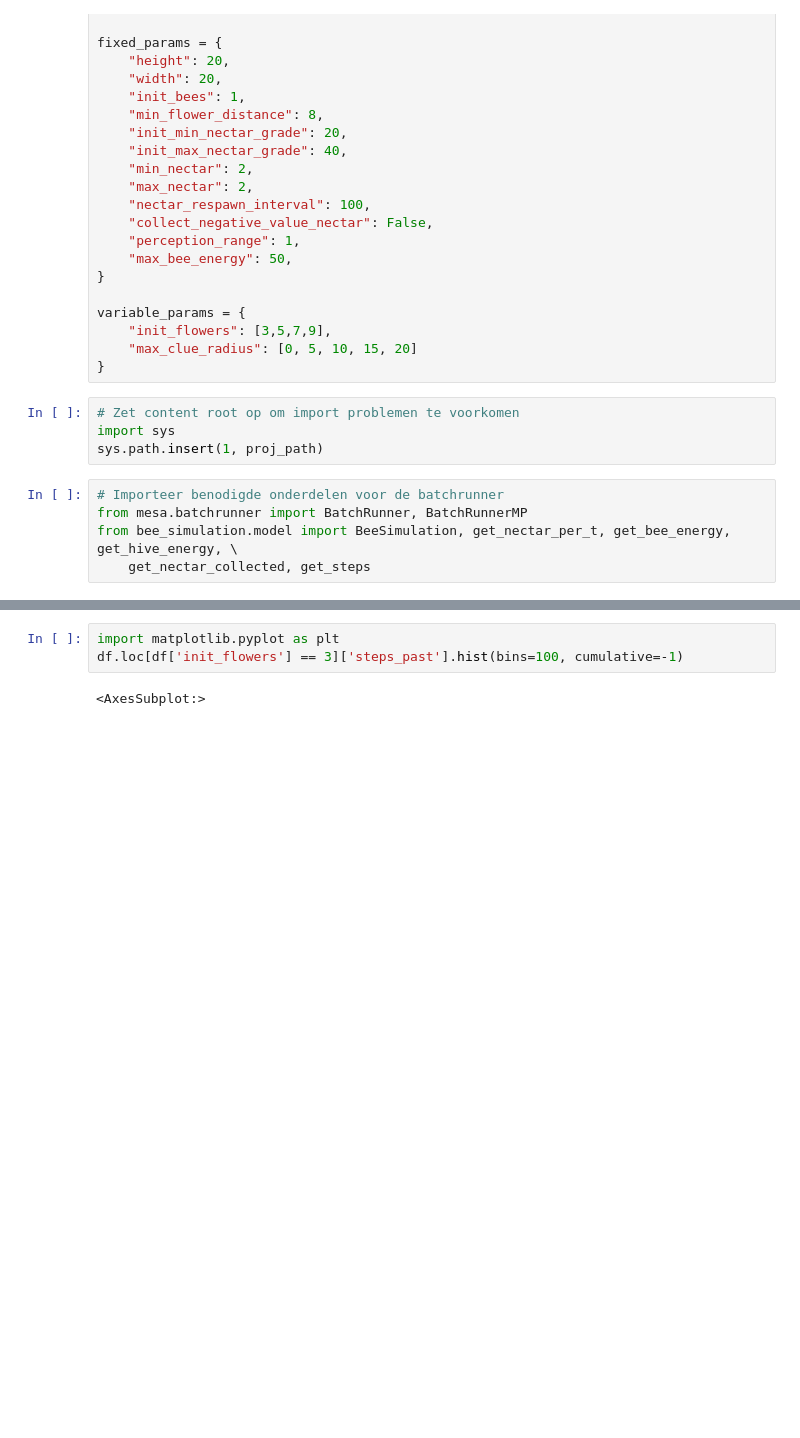
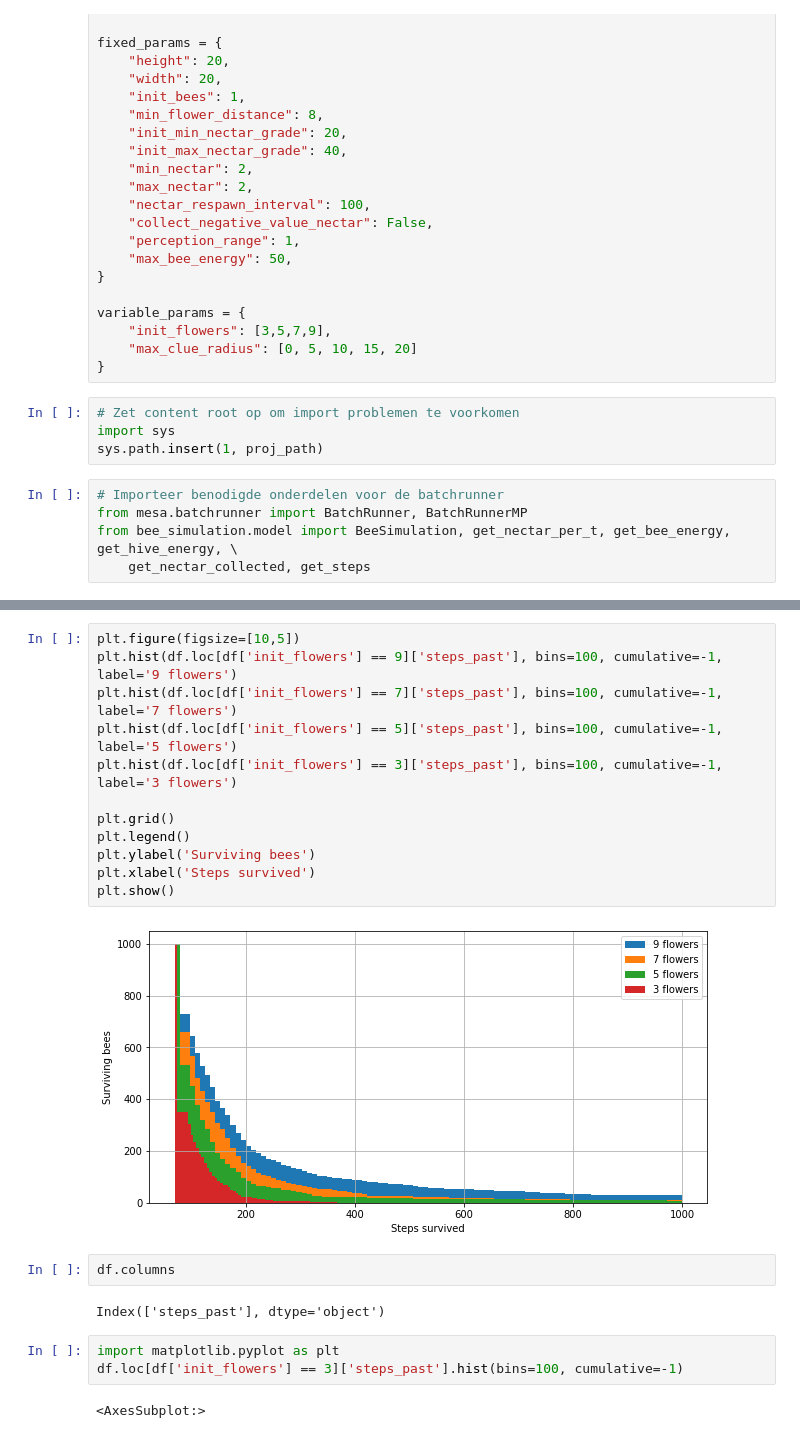
Before and after one commit to SwagLag/EcologicalPyramidChallenge, a Jupyter notebook: Dance of the bees Batchrunner Data.ipynb, the cells around one changed output, grey strips where cells are left out. Cells and saved outputs as stored; diff of their text form; blank space fills up the shorter version.

```diff
--- a/Dance of the bees Batchrunner Data.ipynb
+++ b/Dance of the bees Batchrunner Data.ipynb
@@ -128,3 +117,21 @@ Index(['steps_past'], dtype='object')
+# %%
+plt.figure(figsize=[10,5])
+plt.hist(df.loc[df['init_flowers'] == 9]['steps_past'], bins=100, cumulative=-1, label='9 flowers')
+plt.hist(df.loc[df['init_flowers'] == 7]['steps_past'], bins=100, cumulative=-1, label='7 flowers')
+plt.hist(df.loc[df['init_flowers'] == 5]['steps_past'], bins=100, cumulative=-1, label='5 flowers')
+plt.hist(df.loc[df['init_flowers'] == 3]['steps_past'], bins=100, cumulative=-1, label='3 flowers')
+
+plt.grid()
+plt.legend()
+plt.ylabel('Surviving bees')
+plt.xlabel('Steps survived')
+plt.show()
+# %% [output]
+[figure, added]
+# %%
+df.columns
+# %% [output]
+Index(['steps_past'], dtype='object')
 # %%
 import matplotlib.pyplot as plt
 df.loc[df['init_flowers'] == 3]['steps_past'].hist(bins=100, cumulative=-1)
```
Also changed, not shown: parts of 8 cells of this notebook.
